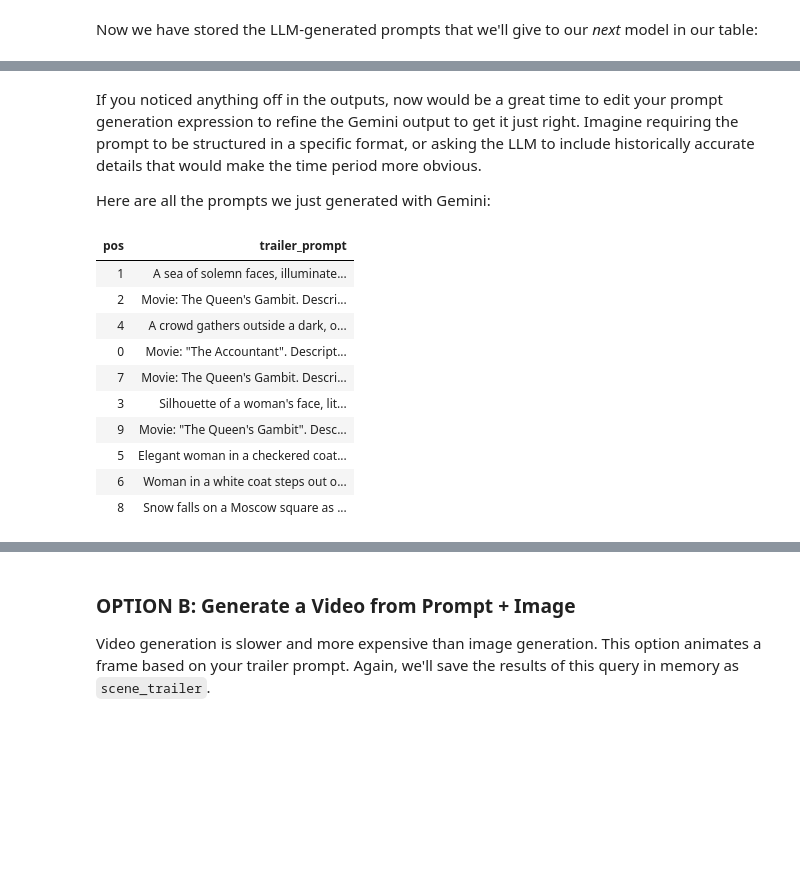
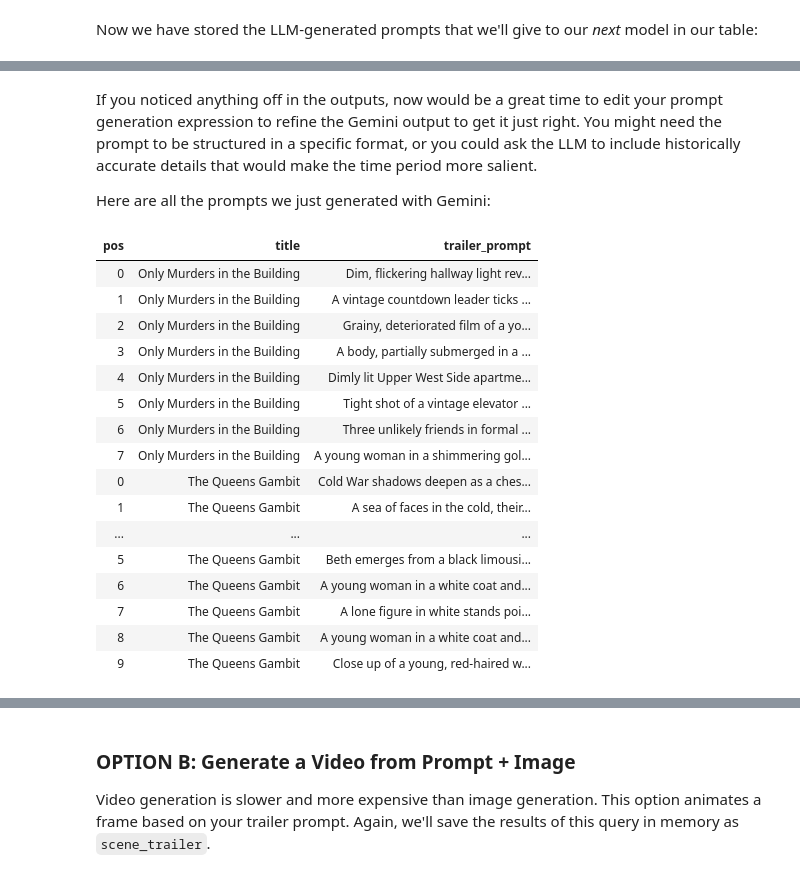
Before and after one commit to apreshill/pxt-primetime, a Jupyter notebook: 03_generate-from-data.ipynb, the cells around one changed output, grey strips where cells are left out. Cells and saved outputs as stored; diff of their text form; code cells hidden in the pictures; blank space fills up the shorter version.

```diff
--- a/03_generate-from-data.ipynb
+++ b/03_generate-from-data.ipynb
@@ -136,7 +141,15 @@ Here is the composed prompt, written as a Pixeltable expression that uses the bu
 # %%
 trailer_prompt_expr = pxtf.gemini.generate_content(
     contents=[
-        f'You are creating trailer prompts for an image generator. Movie: "{scene_view.title}". Description: {scene_view.promo_text}. This frame is from one scene. What is said: {scene_view.transcript_text}. Write ONLY a 1-2 sentence cinematic prompt for an image generator. Be visual and atmospheric. No text, no typography, no words in the image. Do not include any preamble or explanation.',
+        'You are creating trailer prompts for an image generator. ' +
+        'Movie: "' + scene_view.title + '". ' +
+        'Description: ' + scene_view.promo_text + '. ' +
+        'This frame is from one scene. ' +
+        'What is said: ' + scene_view.transcript_text + '. ' +
+        'Write ONLY a 1-2 sentence cinematic prompt for an image generator. ' +
+        'Be visual and atmospheric. ' +
+        'No text, no typography, no words in the image. ' +
+        'Do not include any preamble or explanation.',
         scene_view.beginning_frame
     ],
     model='gemini-2.0-flash-exp'
@@ -189,21 +235,28 @@ scene_view.select(scene_view.beginning_frame, scene_view.trailer_prompt).limit(3
 # %% [markdown]
-If you noticed anything off in the outputs, now would be a great time to edit your prompt generation expression to refine the Gemini output to get it just right. Imagine requiring the prompt to be structured in a specific format, or asking the LLM to include historically accurate details that would make the time period more obvious.
+If you noticed anything off in the outputs, now would be a great time to edit your prompt generation expression to refine the Gemini output to get it just right. You might need the prompt to be structured in a specific format, or you could ask the LLM to include historically accurate details that would make the time period more salient.
 
 Here are all the prompts we just generated with Gemini:
 # %%
 scene_view.select(
     scene_view.pos,
+    scene_view.title,
     scene_view.trailer_prompt
-).collect()
+).order_by(scene_view.title, scene_view.pos).collect()
 # %% [output]
-| pos | trailer_prompt |
-| 1 | A sea of solemn faces, illuminate... |
-| 2 | Movie: The Queen's Gambit. Descri... |
-| 4 | A crowd gathers outside a dark, o... |
-| 0 | Movie: "The Accountant". Descript... |
-| 7 | Movie: The Queen's Gambit. Descri... |
-| 3 | Silhouette of a woman's face, lit... |
-| 9 | Movie: "The Queen's Gambit". Desc... |
-| 5 | Elegant woman in a checkered coat... |
-| 6 | Woman in a white coat steps out o... |
-| 8 | Snow falls on a Moscow square as ... |
+| pos | title | trailer_prompt |
+| 0 | Only Murders in the Building | Dim, flickering hallway light rev... |
+| 1 | Only Murders in the Building | A vintage countdown leader ticks ... |
+| 2 | Only Murders in the Building | Grainy, deteriorated film of a yo... |
+| 3 | Only Murders in the Building | A body, partially submerged in a ... |
+| 4 | Only Murders in the Building | Dimly lit Upper West Side apartme... |
+| 5 | Only Murders in the Building | Tight shot of a vintage elevator ... |
+| 6 | Only Murders in the Building | Three unlikely friends in formal ... |
+| 7 | Only Murders in the Building | A young woman in a shimmering gol... |
+| 0 | The Queens Gambit | Cold War shadows deepen as a ches... |
+| 1 | The Queens Gambit | A sea of faces in the cold, their... |
+| ... | ... | ... |
+| 5 | The Queens Gambit | Beth emerges from a black limousi... |
+| 6 | The Queens Gambit | A young woman in a white coat and... |
+| 7 | The Queens Gambit | A lone figure in white stands poi... |
+| 8 | The Queens Gambit | A young woman in a white coat and... |
+| 9 | The Queens Gambit | Close up of a young, red-haired w... |
```
Also changed, not shown: parts of 34 cells of this notebook, 1 other file.
